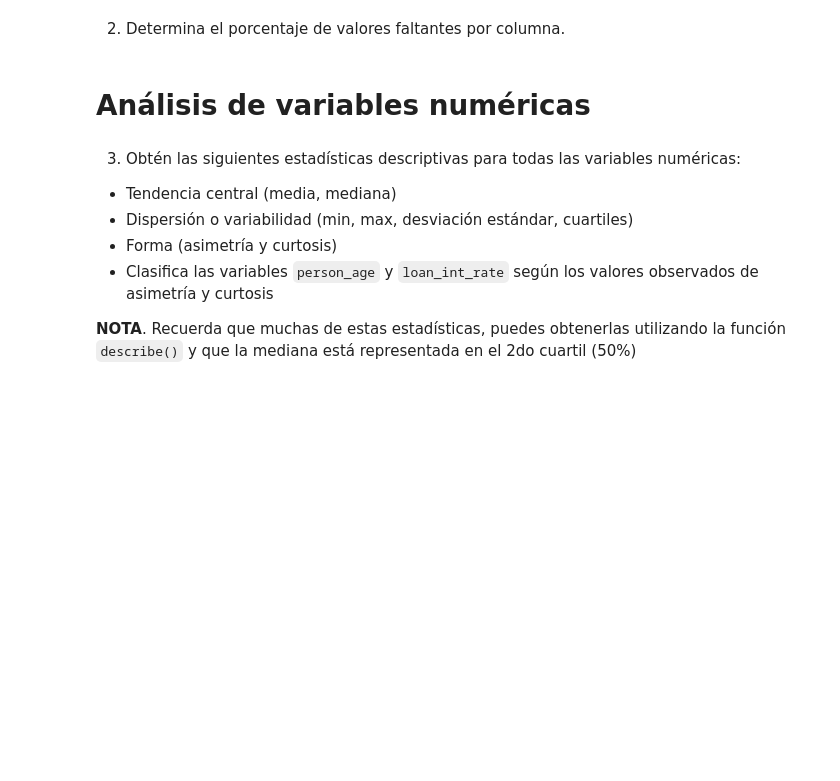
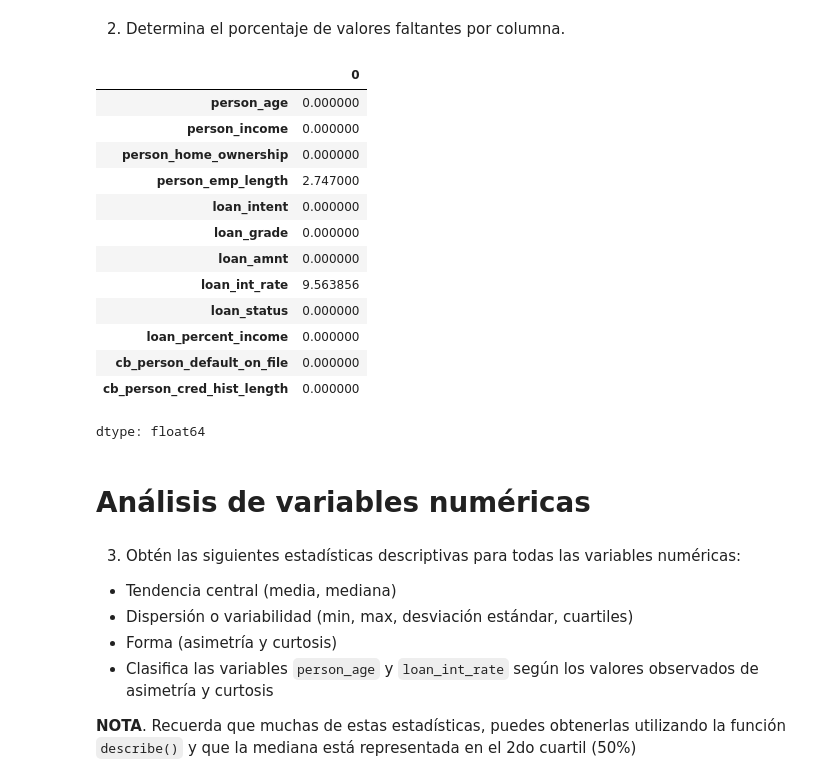
Before and after one commit to erickhp12/mnaTC4029-eda, a Jupyter notebook: Actividad4EDA.ipynb, the cells around one changed output. Drawn from its saved outputs; the diff is of its cells as text; code cells hidden in the pictures; blank space fills up the shorter version.

```diff
--- a/Actividad4EDA.ipynb
+++ b/Actividad4EDA.ipynb
@@ -38,5 +76,22 @@ df
 # %% [markdown]
  2. Determina el porcentaje de valores faltantes por columna.
+# %%
+df.isnull().sum() / len(df) * 100
+# %% [output]
+|  | 0 |
+| person_age | 0.000000 |
+| person_income | 0.000000 |
+| person_home_ownership | 0.000000 |
+| person_emp_length | 2.747000 |
+| loan_intent | 0.000000 |
+| loan_grade | 0.000000 |
+| loan_amnt | 0.000000 |
+| loan_int_rate | 9.563856 |
+| loan_status | 0.000000 |
+| loan_percent_income | 0.000000 |
+| cb_person_default_on_file | 0.000000 |
+| cb_person_cred_hist_length | 0.000000 |
+dtype: float64
 # %% [markdown]
 # Análisis de variables numéricas
 # %% [markdown]
```
Also changed, not shown: parts of 5 cells of this notebook.
